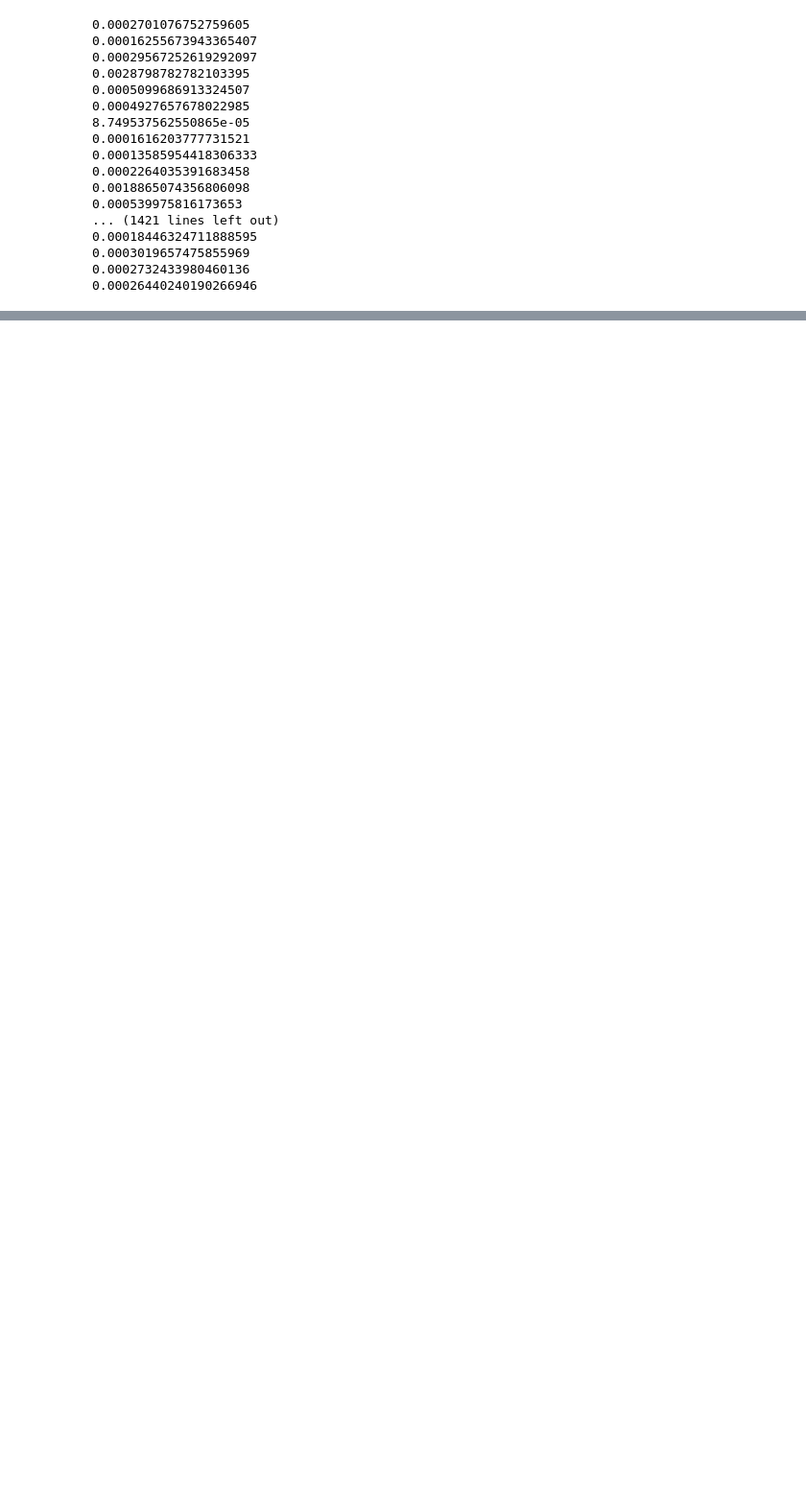
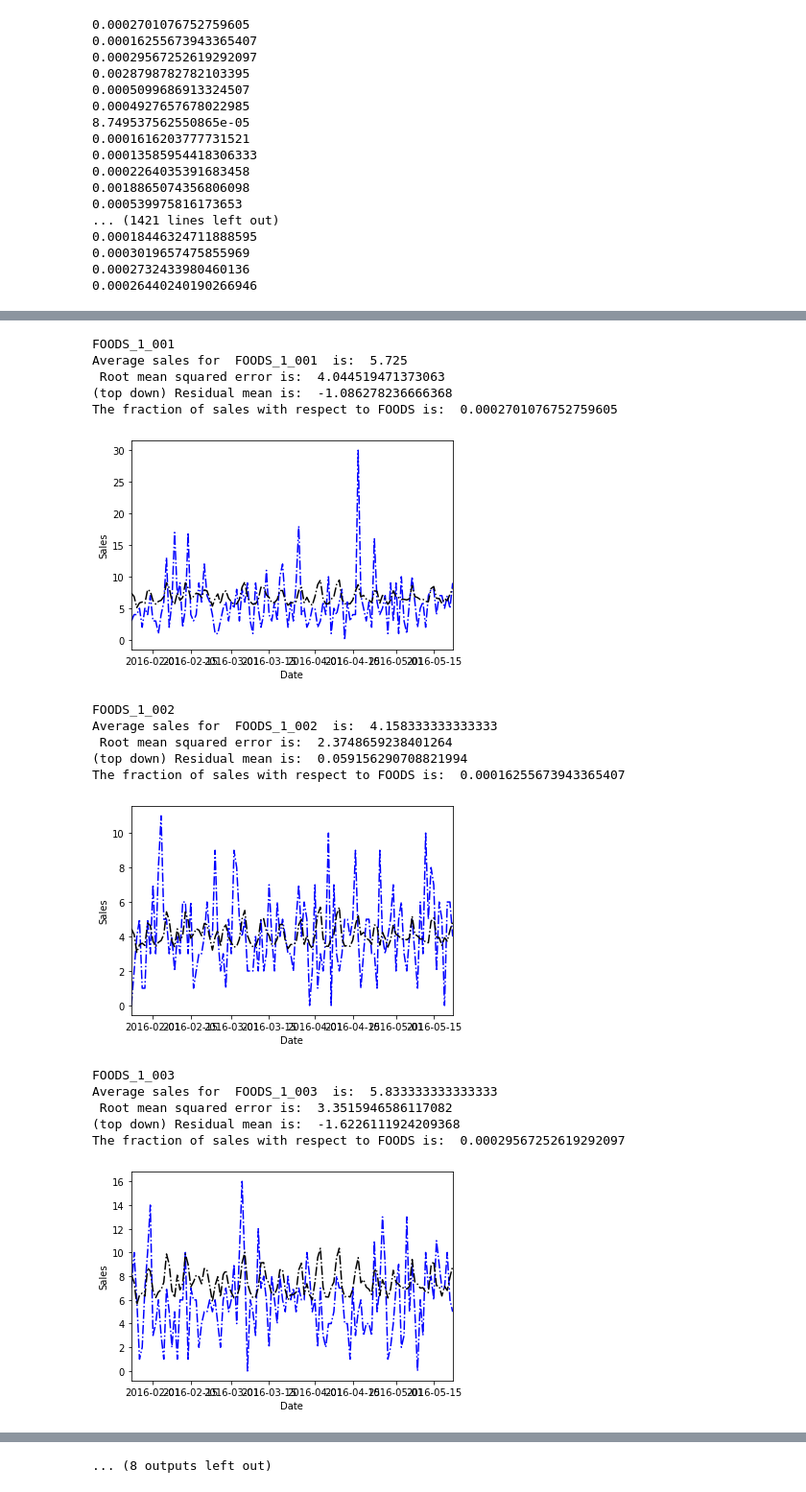
Before and after one commit to sithankanna/hts-forecast, a Jupyter notebook: notebooks/005-EK-hierarchytesting.ipynb, the cells around one changed output, grey strips where cells are left out. Shown at 96% size. Cells and saved outputs as stored; diff of their text form; code cells hidden in the pictures; blank space fills up the shorter version.

Commit message:
create 3-level top down using 10 food items as an example

```diff
--- a/notebooks/005-EK-hierarchytesting.ipynb
+++ b/notebooks/005-EK-hierarchytesting.ipynb
@@ -445,3 +448,7 @@ for cols in foods_items:
 0.0003019657475855969
 0.0002732433980460136
 0.00026440240190266946
+# %%
+#take first ten foods items as examples as test the top down approach
+ten_foods_items = foods_items.iloc[:, :10]
+ten_foods_items.head()
@@ -447,0 +462,39 @@ for cols in foods_items:
+# %%
+#test the top down approach using FOODS and scaling down by using the weighted sum of sales for the items
+for col in ten_foods_items:
+    print(col)
+    print("Average sales for ", col, " is: ", ten_foods_items[col][-120:].mean())
+    rmse = sqrt(mean_squared_error(ten_foods_items[col][-120:],
+                                   foods_y_predicted*(foods_items[col].sum()/foods_sales.FOODS.sum())))
+    print(" Root mean squared error is: ", rmse)
+
+    y_residual2 = ten_foods_items[col][-120:]-foods_y_predicted*(foods_items[col].sum()/foods_sales.FOODS.sum())
+    print("(top down) Residual mean is: ", y_residual2.mean())
+
+    print("The fraction of sales with respect to FOODS is: ", (foods_items[col].sum()/foods_sales.FOODS.sum()))
+
+    plt.plot(foods_3_y_test.index, ten_foods_items[col][-120:],'b-.', label='actual')
+    plt.plot(foods_3_y_test.index, foods_y_predicted*(foods_items[col].sum()/foods_sales.FOODS.sum()),'k-.' , label='Top down prediction')
+    plt.xlabel('Date')
+    plt.ylabel('Sales')
+    plt.xlim('2016-01-24', '2016-05-22')
+    plt.show()
+# %% [output]
+FOODS_1_001
+Average sales for  FOODS_1_001  is:  5.725
+ Root mean squared error is:  4.044519471373063
+(top down) Residual mean is:  -1.086278236666368
+The fraction of sales with respect to FOODS is:  0.0002701076752759605
+[figure, added]
+FOODS_1_002
+Average sales for  FOODS_1_002  is:  4.158333333333333
+ Root mean squared error is:  2.3748659238401264
+(top down) Residual mean is:  0.059156290708821994
+The fraction of sales with respect to FOODS is:  0.00016255673943365407
+[figure, added]
+FOODS_1_003
+Average sales for  FOODS_1_003  is:  5.833333333333333
+ Root mean squared error is:  3.3515946586117082
+(top down) Residual mean is:  -1.6226111924209368
+The fraction of sales with respect to FOODS is:  0.00029567252619292097
+[figure, added]
@@ -447,0 +519 @@ for cols in foods_items:
+... (8 outputs left out)
```
Also changed, not shown: parts of 8 cells of this notebook.
